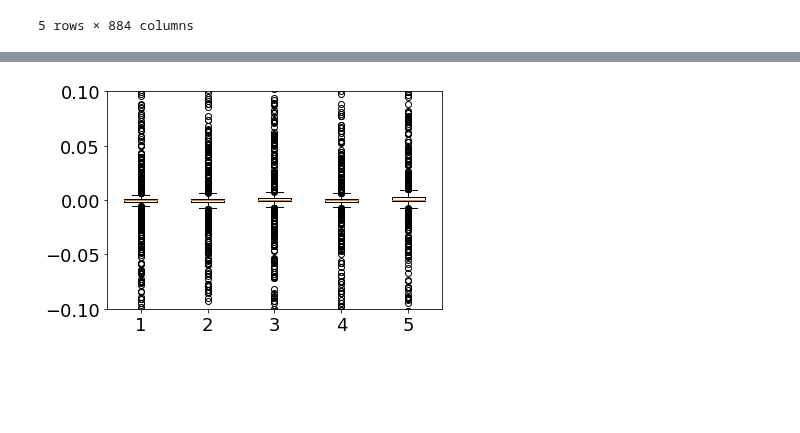
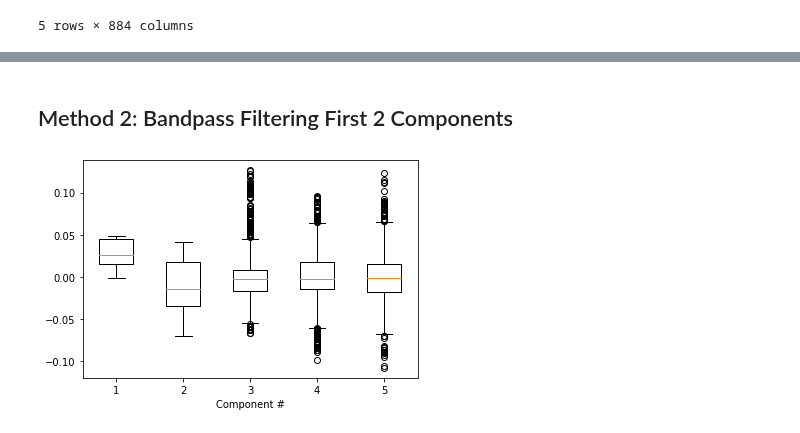
Before and after one commit to RileyWClarke/BiancoGroup, a Jupyter notebook: Notebooks/fftfilter2.ipynb, the cells around one changed output, grey strips where cells are left out. Drawn from its saved outputs; the diff is of its cells as text; code cells hidden in the pictures; blank space fills up the shorter version.

```diff
--- a/Notebooks/fftfilter2.ipynb
+++ b/Notebooks/fftfilter2.ipynb
@@ -560,9 +560,11 @@ x.shape
 # %%
 pca = PCA()
 
-pcs = pca.fit_transform(x)
+pca.fit(x)
 
-pca_df = pd.DataFrame(data = pcs)
+X = pca.transform(x)
+
+pca_df = pd.DataFrame(data = X)
 print(pca_df.shape)
 pca_df.head()
 # %% [output]
@@ -646,8 +641,10 @@ plt.savefig('boxplots.png')
+# %% [markdown]
+## Method 2: Bandpass Filtering First 2 Components
 # %%
 # Multiple box plots on one Axes
 fig, ax = plt.subplots()
-ax.boxplot([pca.transform(x)[0], pca.transform(x)[1], pca.transform(x)[2], pca.transform(x)[3], pca.transform(x)[4]])
-ax.set_ylim(-0.1,0.1)
+ax.boxplot([pca.components_[0], pca.components_[1], pca.components_[2], pca.components_[3],pca.components_[4]])
+plt.xlabel('Component #')
 plt.show()
 # %% [output]
-[figure, old version]
+[figure, new version]
```
Also changed, not shown: parts of 19 cells of this notebook.
